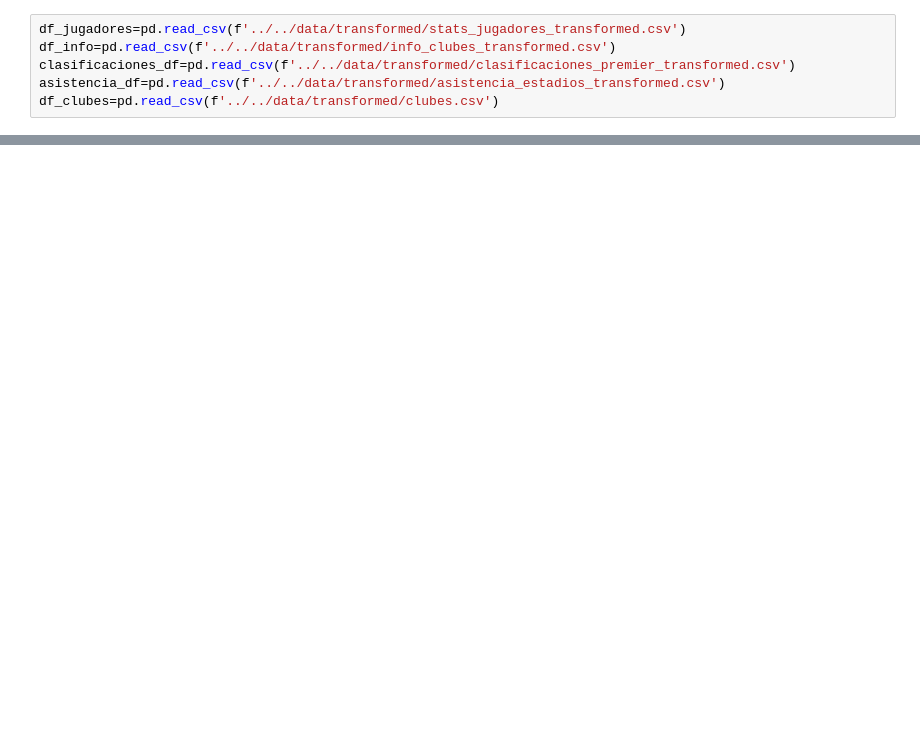
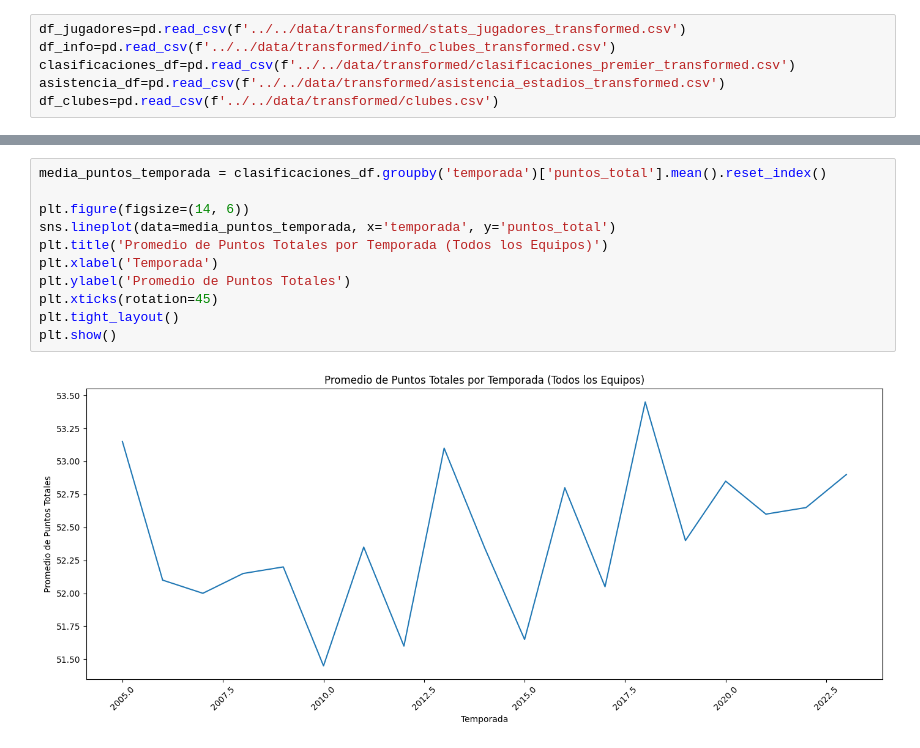
Before and after one commit to SrAlcast/Proyecto5-Premier_in_Data, a Jupyter notebook: notebooks/4.Visualizations/Visualizations.ipynb, the cells around one changed output, grey strips where cells are left out. Cells and saved outputs as stored; diff of their text form; blank space fills up the shorter version.

```diff
--- a/notebooks/4.Visualizations/Visualizations.ipynb
+++ b/notebooks/4.Visualizations/Visualizations.ipynb
@@ -208,0 +27,13 @@ plt.show()
+# %%
+media_puntos_temporada = clasificaciones_df.groupby('temporada')['puntos_total'].mean().reset_index()
+
+plt.figure(figsize=(14, 6))
+sns.lineplot(data=media_puntos_temporada, x='temporada', y='puntos_total')
+plt.title('Promedio de Puntos Totales por Temporada (Todos los Equipos)')
+plt.xlabel('Temporada')
+plt.ylabel('Promedio de Puntos Totales')
+plt.xticks(rotation=45)
+plt.tight_layout()
+plt.show()
+# %% [output]
+[figure, added]
```
Also changed, not shown: parts of 16 cells of this notebook, 2 other files.
